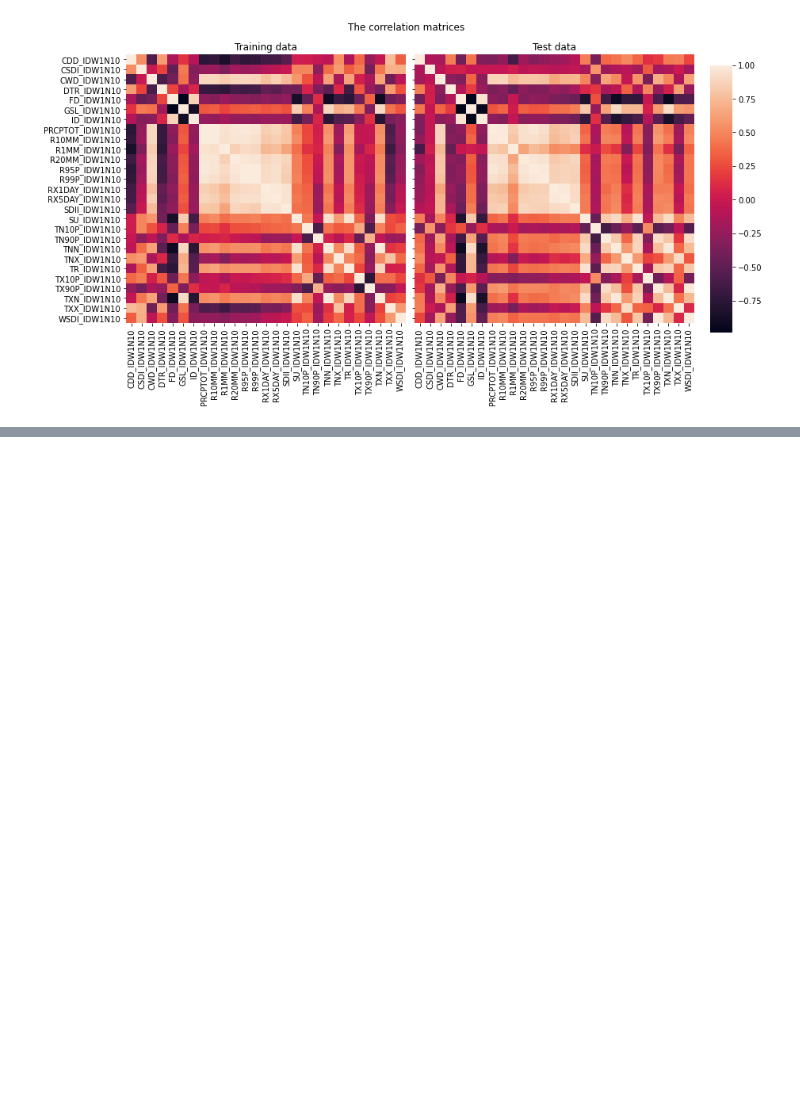
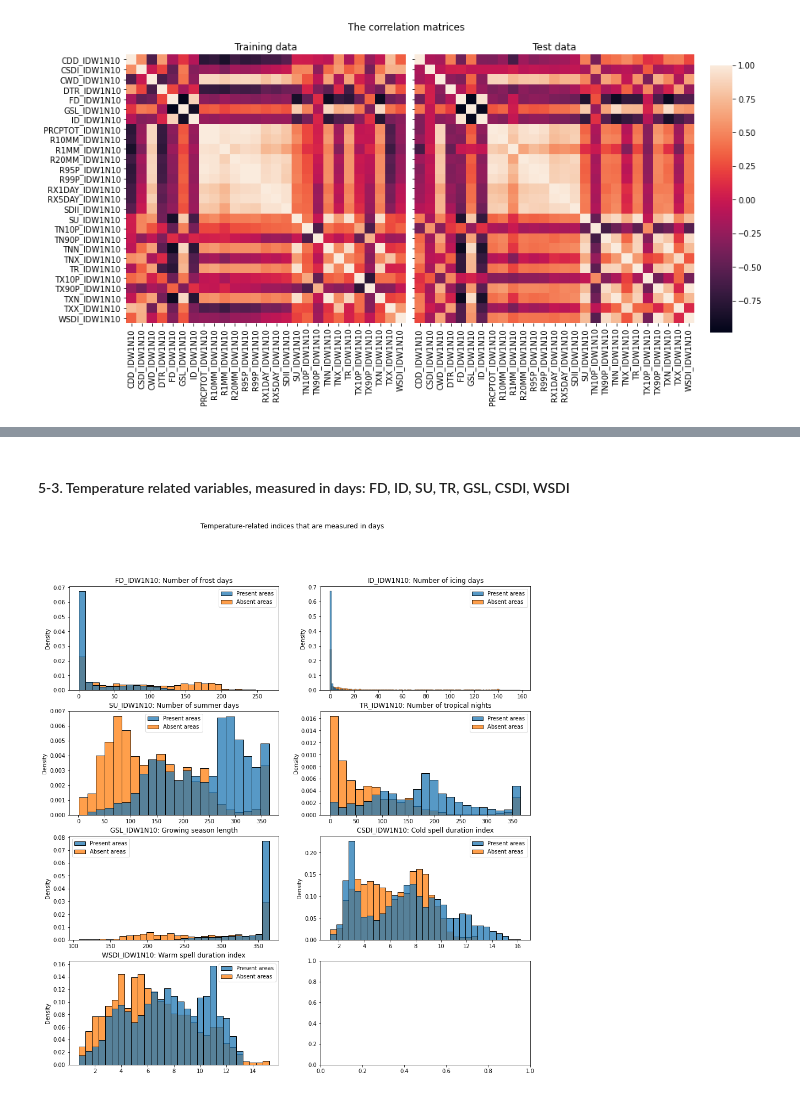
Before and after one commit to RyokoNod/sdm-asian-elephants, a Jupyter notebook: data_exploration/exploratory_analysis_etccdi.ipynb, the cells around one changed output, grey strips where cells are left out. Drawn from its saved outputs; the diff is of its cells as text; code cells hidden in the pictures; blank space fills up the shorter version.

```diff
--- a/data_exploration/exploratory_analysis_etccdi.ipynb
+++ b/data_exploration/exploratory_analysis_etccdi.ipynb
@@ -364,0 +404,11 @@ plt.show()
+# %% [markdown]
+#### 5-3. Temperature related variables, measured in days: FD, ID, SU, TR, GSL, CSDI, WSDI<a class="anchor" id="presabs_temp_days_group"></a>
+# %%
+fig, axes = plt.subplots(4, 2, figsize=(15, 16))
+fig.suptitle('Temperature-related indices that are measured in days')
+
+for idx,ax in zip(temp_days_group, axes.flat):
+    sns.histplot(ax=ax,data={"Present areas": psuedo_pres[idx], "Absent areas": psuedo_abs[idx]},stat="density",common_norm=False)
+    ax.set_title(idx+": "+var_dict[idx])
+# %% [output]
+[figure, added]
```
Also changed, not shown: parts of 23 cells of this notebook, 1 other file.
